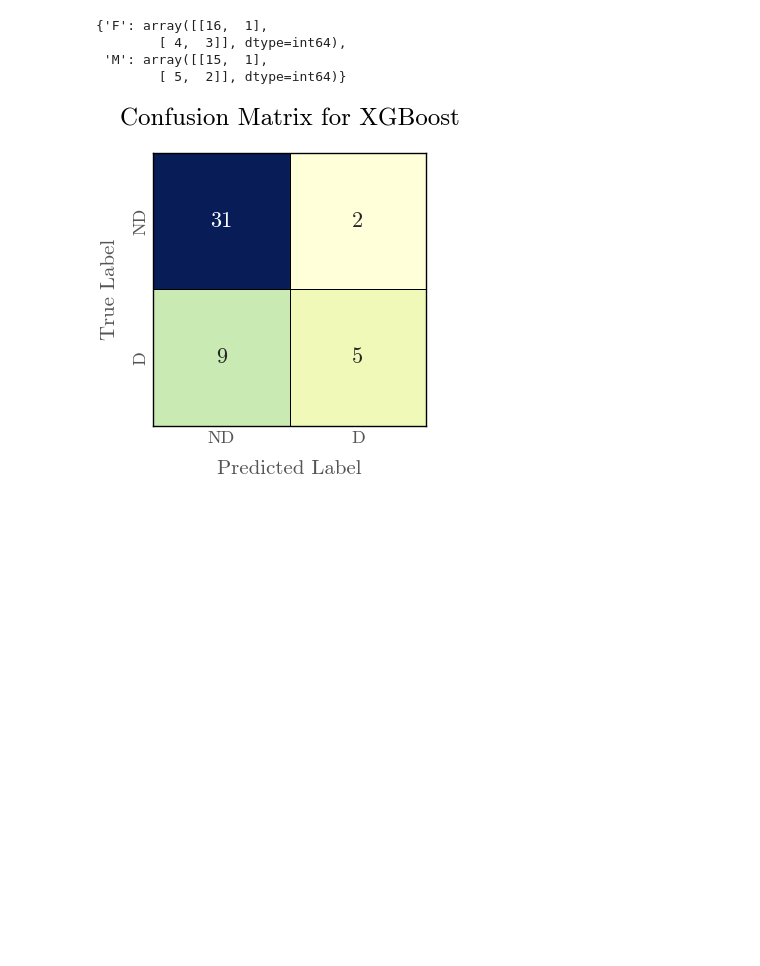
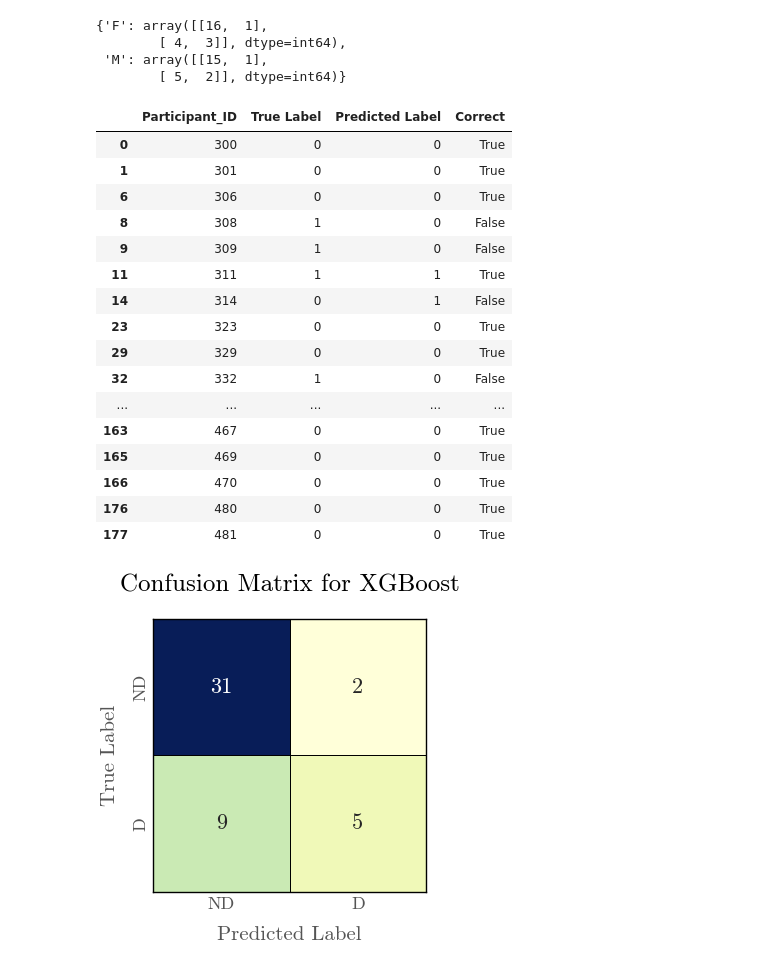
Before and after one commit to gn0219/daic-woz, a Jupyter notebook: 2. evaluate_basic_models.ipynb, the cells around one changed output. Cells and saved outputs as stored; diff of their text form; code cells hidden in the pictures; blank space fills up the shorter version.

```diff
--- a/2. evaluate_basic_models.ipynb
+++ b/2. evaluate_basic_models.ipynb
@@ -91,6 +91,26 @@ conf_matrices_by_gender
         [ 4,  3]], dtype=int64),
  'M': array([[15,  1],
         [ 5,  2]], dtype=int64)}
+# %%
+report['XGBoost']['per_sample']
+# %% [output]
+|  | Participant_ID | True Label | Predicted Label | Correct |
+| 0 | 300 | 0 | 0 | True |
+| 1 | 301 | 0 | 0 | True |
+| 6 | 306 | 0 | 0 | True |
+| 8 | 308 | 1 | 0 | False |
+| 9 | 309 | 1 | 0 | False |
+| 11 | 311 | 1 | 1 | True |
+| 14 | 314 | 0 | 1 | False |
+| 23 | 323 | 0 | 0 | True |
+| 29 | 329 | 0 | 0 | True |
+| 32 | 332 | 1 | 0 | False |
+| ... | ... | ... | ... | ... |
+| 163 | 467 | 0 | 0 | True |
+| 165 | 469 | 0 | 0 | True |
+| 166 | 470 | 0 | 0 | True |
+| 176 | 480 | 0 | 0 | True |
+| 177 | 481 | 0 | 0 | True |
 # %%
 plot_cm(report['XGBoost']['confusion_matrix'], title="Confusion Matrix for XGBoost", save_path="result/viz/cm_feature_all_xgb.png")
 # plot_cm(conf_matrices_by_gender['F'], title="Confusion Matrix - Female", save_path="result/viz/cm_f_feature_all_xgb.png")
```
